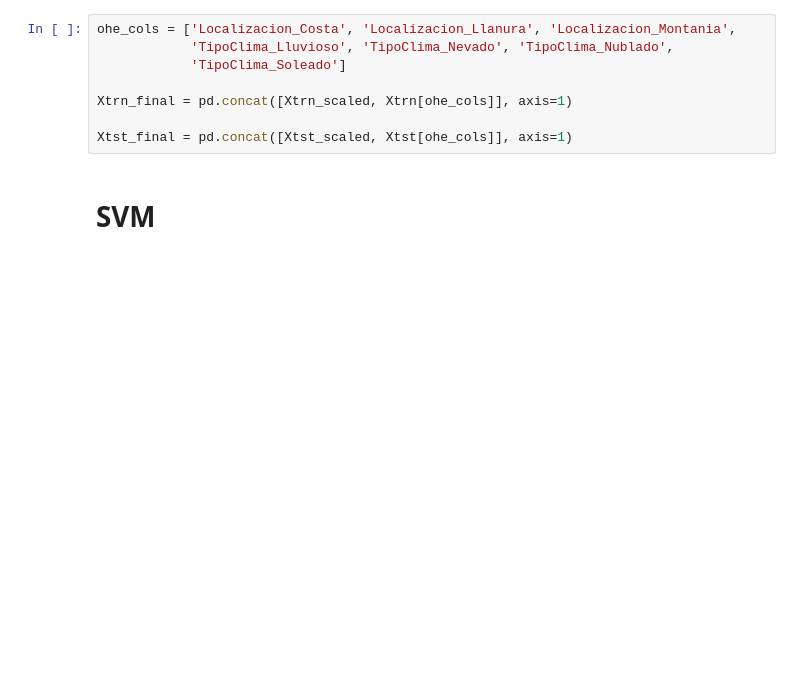
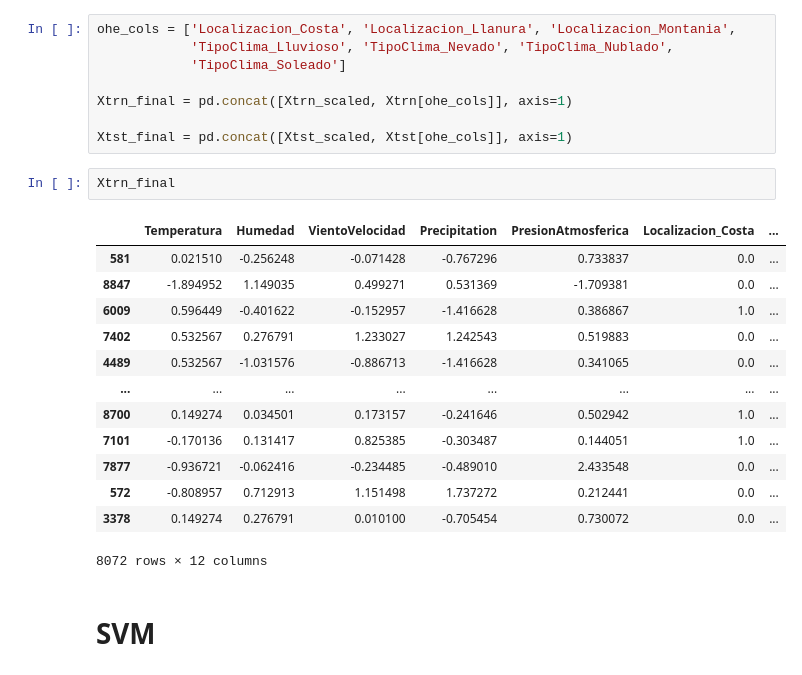
Before and after one commit to Juanmora29/TP3-Mineria, a Jupyter notebook: TP3.ipynb, the cells around one changed output. Cells and saved outputs as stored; diff of their text form; blank space fills up the shorter version.

```diff
--- a/TP3.ipynb
+++ b/TP3.ipynb
@@ -199,6 +199,22 @@ ohe_cols = ['Localizacion_Costa', 'Localizacion_Llanura', 'Localizacion_Montania
 Xtrn_final = pd.concat([Xtrn_scaled, Xtrn[ohe_cols]], axis=1)
 
 Xtst_final = pd.concat([Xtst_scaled, Xtst[ohe_cols]], axis=1)
+# %%
+Xtrn_final
+# %% [output]
+|  | Temperatura | Humedad | VientoVelocidad | Precipitation | PresionAtmosferica | Localizacion_Costa | ... |
+| 581 | 0.021510 | -0.256248 | -0.071428 | -0.767296 | 0.733837 | 0.0 | ... |
+| 8847 | -1.894952 | 1.149035 | 0.499271 | 0.531369 | -1.709381 | 0.0 | ... |
+| 6009 | 0.596449 | -0.401622 | -0.152957 | -1.416628 | 0.386867 | 1.0 | ... |
+| 7402 | 0.532567 | 0.276791 | 1.233027 | 1.242543 | 0.519883 | 0.0 | ... |
+| 4489 | 0.532567 | -1.031576 | -0.886713 | -1.416628 | 0.341065 | 0.0 | ... |
+| ... | ... | ... | ... | ... | ... | ... | ... |
+| 8700 | 0.149274 | 0.034501 | 0.173157 | -0.241646 | 0.502942 | 1.0 | ... |
+| 7101 | -0.170136 | 0.131417 | 0.825385 | -0.303487 | 0.144051 | 1.0 | ... |
+| 7877 | -0.936721 | -0.062416 | -0.234485 | -0.489010 | 2.433548 | 0.0 | ... |
+| 572 | -0.808957 | 0.712913 | 1.151498 | 1.737272 | 0.212441 | 0.0 | ... |
+| 3378 | 0.149274 | 0.276791 | 0.010100 | -0.705454 | 0.730072 | 0.0 | ... |
+8072 rows × 12 columns
 # %% [markdown]
 # SVM
 # %% [markdown]
```
Also changed, not shown: parts of 2 cells of this notebook.
